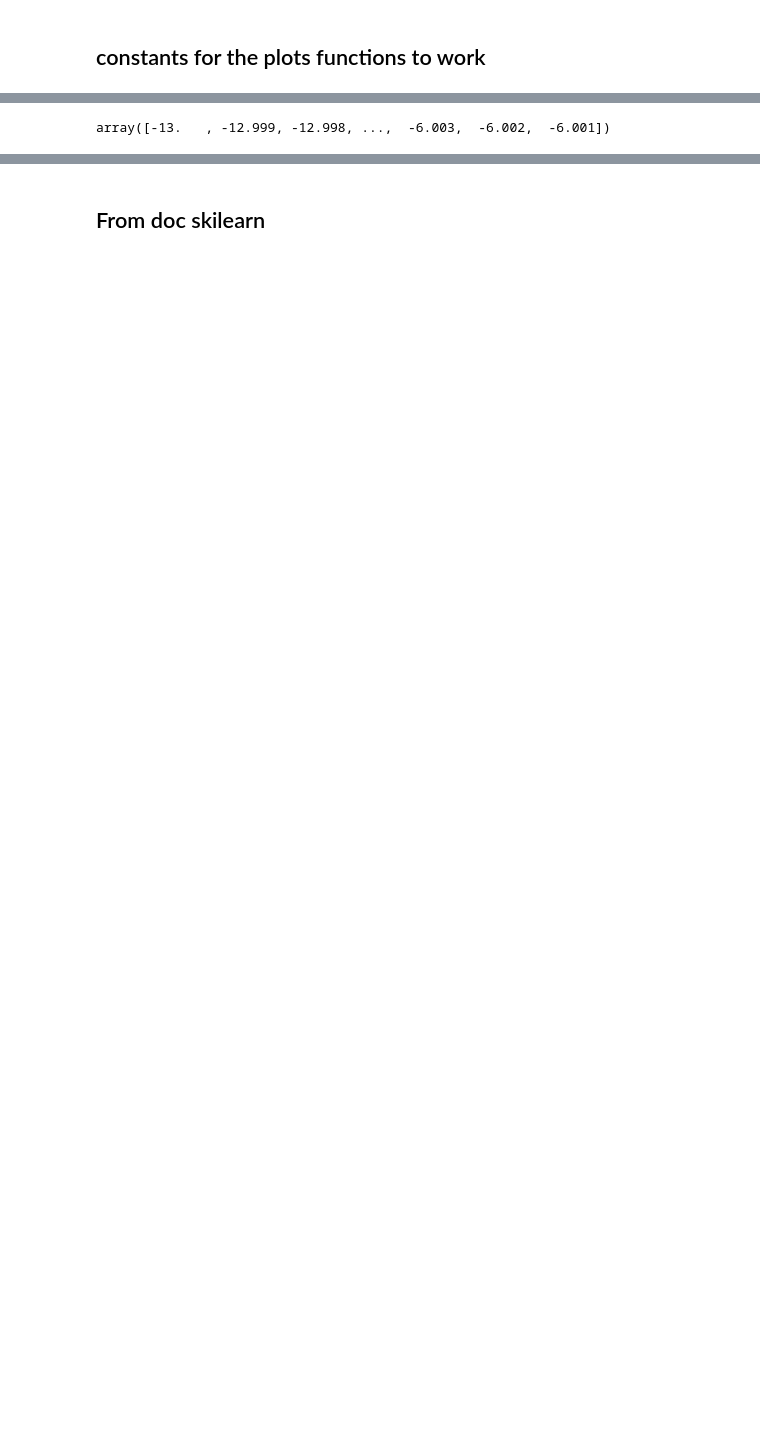
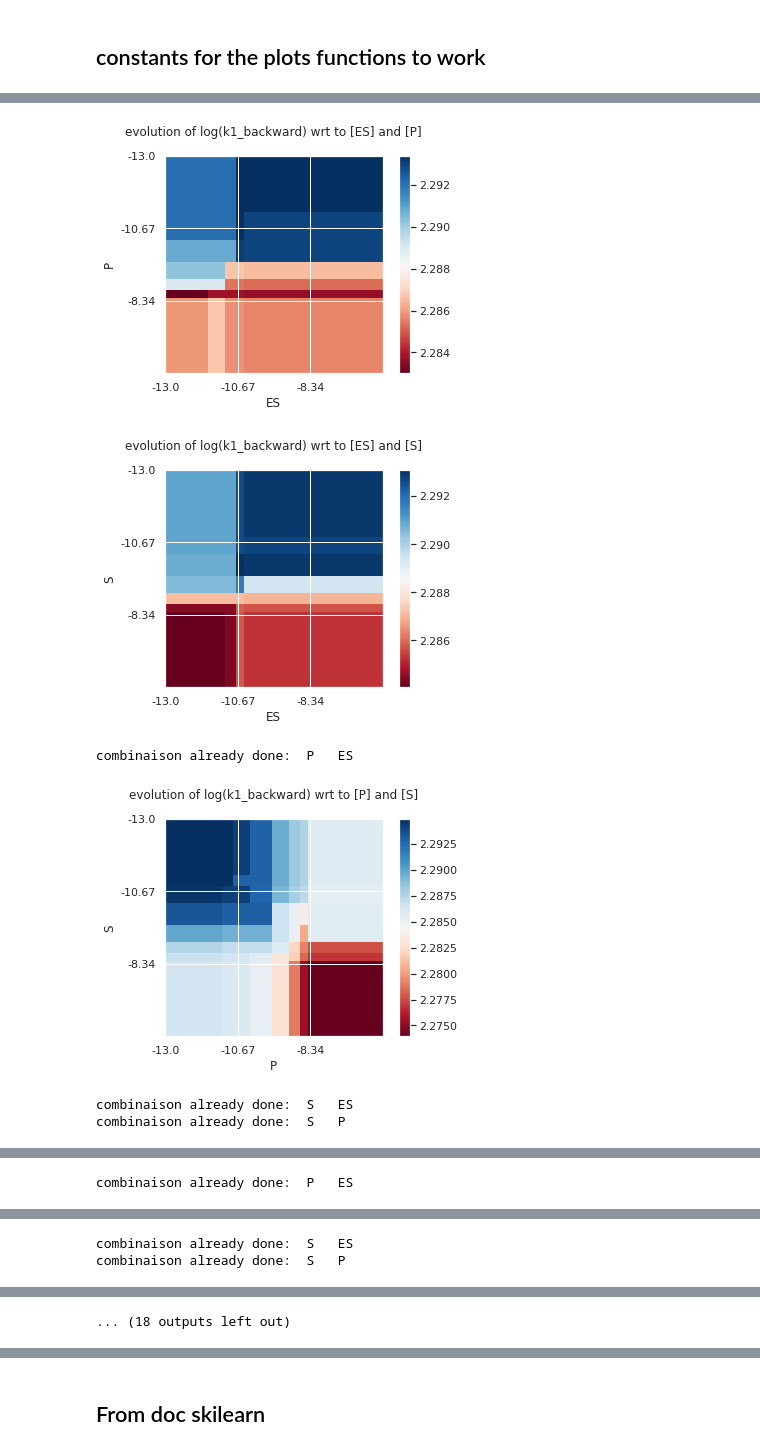
Before and after one commit to WilliamCappelletti/ML_CS433_project2, a Jupyter notebook: src/exploration.ipynb, the cells around one changed output, grey strips where cells are left out. Saved outputs shown, nothing was run; the diff lists cells and outputs as text; code cells hidden in the pictures; blank space fills up the shorter version.

```diff
--- a/src/exploration.ipynb
+++ b/src/exploration.ipynb
@@ -158,3 +137,17 @@ show()
+# %%
+param = {'max_depth': 10, 'eta': 1, 'silent': 1, 'subsample': 0.8}
+# param['nthread'] = 4
+param['reg_alpha'] = 0.7
+# param['reg_lamda'] = 0.5
+param['tree_method'] = 'auto'
+
+dtrain1 = xgb.DMatrix(X_train, label=y1_train)
+dtest = xgb.DMatrix(X_test)
+
+xgbReg = xgb.train(params=param, dtrain=dtrain1)
+
+y1_pred_tr = xgbReg.predict(dtrain1)
+y1_pred_te = xgbReg.predict(dtest)
 # %%
 from numpy import exp,arange
 from pylab import meshgrid,cm,imshow,contour,clabel,colorbar,axis,title,show
@@ -212,4 +233,32 @@ show()
-# %%
-x
-# %% [output]
-array([-13.   , -12.999, -12.998, ...,  -6.003,  -6.002,  -6.001])
+# %%
+def plot_evolution_model(model_parameters = param, dtrain1 = dtrain1 ):
+
+    #xgbReg = xgb.train(params=model_parameters, dtrain=dtrain1)
+
+
+    volumes = np.array([0. , 0.1, 0.2, 0.3, 0.4, 0.5])
+    concentrations = ['ES','P','S']
+
+    base = np.array([ES0,mu0,P0,S0,v0])
+
+    for v in volumes :
+        base[-1] = v
+        done = []
+        for i,c1 in enumerate(concentrations):
+            for c2 in np.delete(concentrations,i):
+                candidats = [c1,c2]
+                if candidats not in done:
+                    done.append(candidats)
+                    done.append([c2,c1])
+                    plot_evolution(base = base, covariates = [c1, c2])#, model = xgbReg)
+                else :
+                    print("combinaison already done: ",c1, " ",c2)
+# %%
+plot_evolution_model()
+# %% [output]
+[figure, added]
+[figure, added]
+combinaison already done:  P   ES
+[figure, added]
+combinaison already done:  S   ES
+combinaison already done:  S   P
@@ -215,0 +267 @@ array([-13.   , -12.999, -12.998, ...,  -6.003,  -6.002,  -6.001])
+combinaison already done:  P   ES
@@ -215,0 +269,2 @@ array([-13.   , -12.999, -12.998, ...,  -6.003,  -6.002,  -6.001])
+combinaison already done:  S   ES
+combinaison already done:  S   P
@@ -215,0 +273 @@ array([-13.   , -12.999, -12.998, ...,  -6.003,  -6.002,  -6.001])
+... (18 outputs left out)
```
Also changed, not shown: parts of 51 cells of this notebook, 39 other files.
